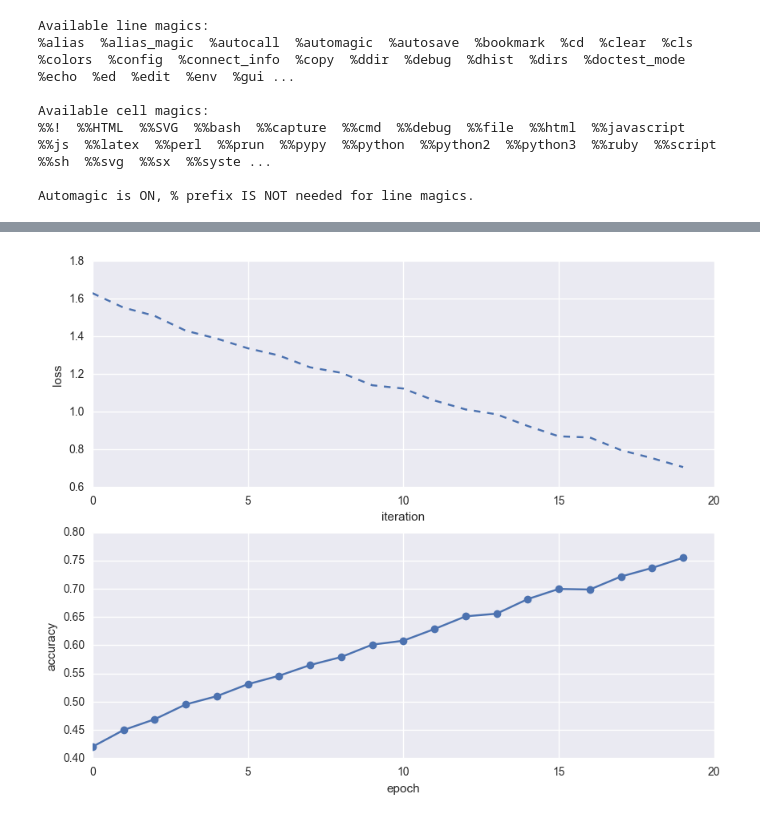
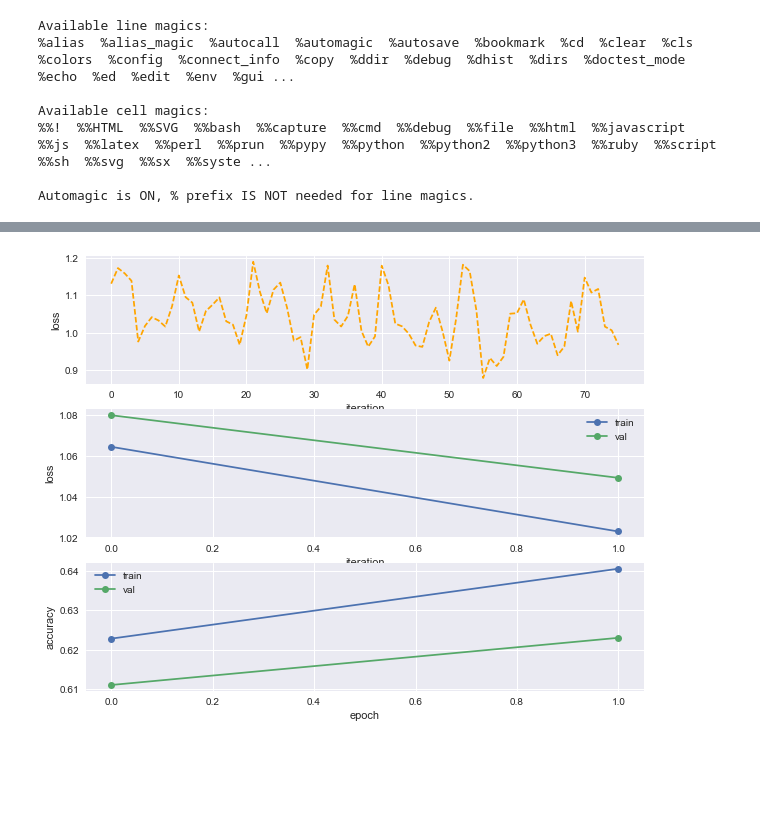
Before and after one commit to probe301/kaggle, a Jupyter notebook: Keras_tutorials/Keras CIFAR10 CNN.ipynb, the cells around one changed output, grey strips where cells are left out. Saved outputs shown, nothing was run; the diff lists cells and outputs as text; code cells hidden in the pictures; blank space fills up the shorter version.

```diff
--- a/Keras_tutorials/Keras CIFAR10 CNN.ipynb
+++ b/Keras_tutorials/Keras CIFAR10 CNN.ipynb
@@ -238,14 +214,14 @@ model.add(Activation('relu'))
 model.add(Convolution2D(32, 3, 3))
 model.add(Activation('relu'))
 model.add(MaxPooling2D(pool_size=(2, 2)))
-# model.add(Dropout(0.25))
+model.add(Dropout(0.25))
 
 model.add(Convolution2D(64, 3, 3, border_mode='same'))
 model.add(Activation('relu'))
 model.add(Convolution2D(64, 3, 3))
 model.add(Activation('relu'))
 model.add(MaxPooling2D(pool_size=(2, 2)))
-# model.add(Dropout(0.25))
+model.add(Dropout(0.25))
 
 model.add(Flatten())
 model.add(Dense(512))
@@ -279,15 +278,18 @@ Automagic is ON, % prefix IS NOT needed for line magics.
 # %%
-batch_size = 1000
-nb_epoch = 20
+batch_size = 500
+nb_epoch = 2
 data_augmentation = False
+
+
 if not data_augmentation:
-    print('Not using data augmentation.')
     hist = model.fit(X_train, Y_train,
-              batch_size=batch_size,
-              nb_epoch=nb_epoch,
-              validation_data=(X_test, Y_test),
-              shuffle=True)
-
+                     batch_size=batch_size,
+                     nb_epoch=nb_epoch,
+                     validation_data=(X_val, Y_val),
+                     shuffle=True,
+                     verbose=2,
+                     callbacks=[batch_loss_history],
+                     )
 
 else:
     print('Using real-time data augmentation.')
@@ -313,5 +315,5 @@ else:
                                      batch_size=batch_size),
                         samples_per_epoch=X_train.shape[0],
                         nb_epoch=nb_epoch,
-                        validation_data=(X_test, Y_test))
+                        validation_data=(X_val, Y_val))
 # %% [output]
@@ -336,6 +326,6 @@ Epoch 20/20
 import matplotlib.pyplot as plt
 import seaborn as sns
 %matplotlib inline
-plt.rcParams['figure.figsize'] = (10.0, 8.0) # set default size of plots
+plt.rcParams['figure.figsize'] = (8.0, 12.0) # set default size of plots
 plt.rcParams['image.interpolation'] = 'nearest'
 plt.rcParams['image.cmap'] = 'gray'
@@ -350,16 +332,22 @@ plt.plot(a, '--')
 # %%
-# print(help(hist))
-plt.subplot(2, 1, 1)
-plt.plot(hist.history['loss'], '--')
+plt.subplot(3, 1, 1)
+plt.plot(batch_loss_history.batch_loss, '--', color='orange')
 plt.xlabel('iteration')
 plt.ylabel('loss')
 
-plt.subplot(2, 1, 2)
+plt.subplot(3, 1, 2)
+plt.plot(hist.history['loss'], '-o')
+plt.plot(hist.history['val_loss'], '-o')
+plt.legend(['train', 'val'], loc='upper right')
+plt.xlabel('iteration')
+plt.ylabel('loss')
+
+plt.subplot(3, 1, 3)
 plt.plot(hist.history['acc'], '-o')
-# plt.plot(solver.val_acc_history, '-o')
-# plt.legend(['train', 'val'], loc='upper left')
+plt.plot(hist.history['val_acc'], '-o')
+plt.legend(['train', 'val'], loc='upper left')
 plt.xlabel('epoch')
 plt.ylabel('accuracy')
 plt.show()
 # %% [output]
-[figure, old version]
+[figure, new version]
```
Also changed, not shown: parts of 10 cells of this notebook, 1 other file.
